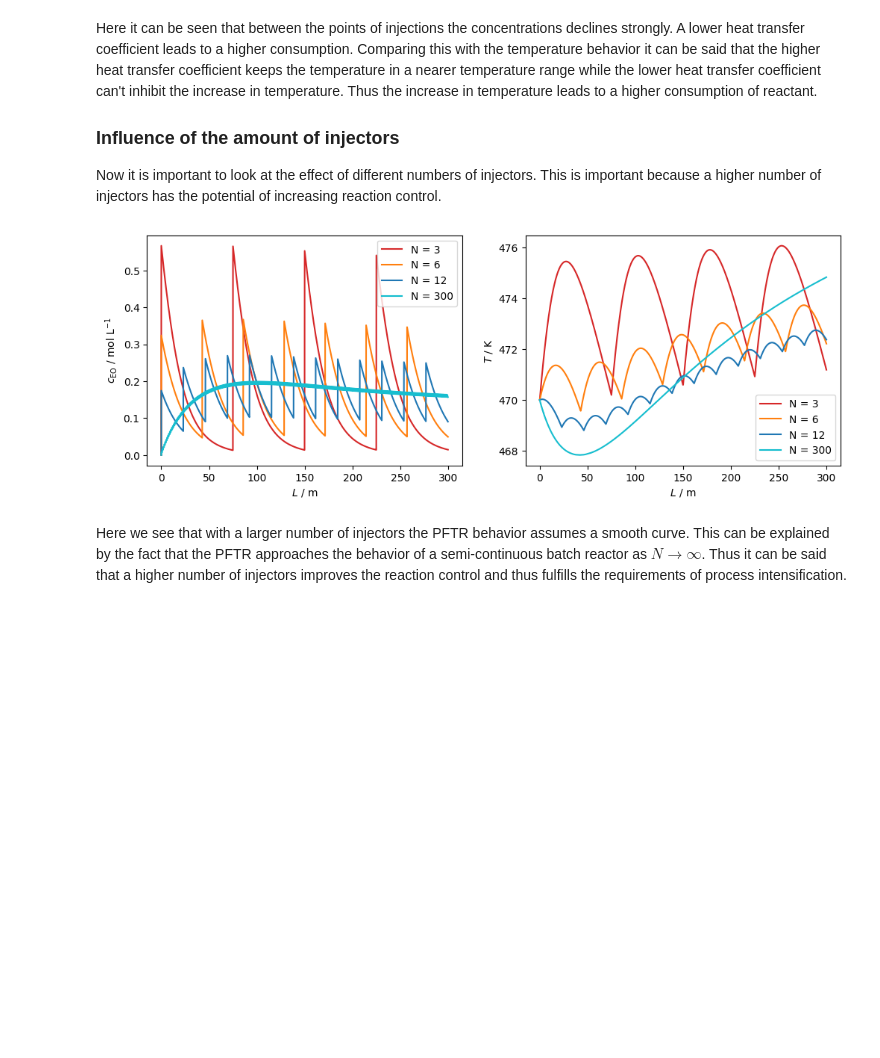
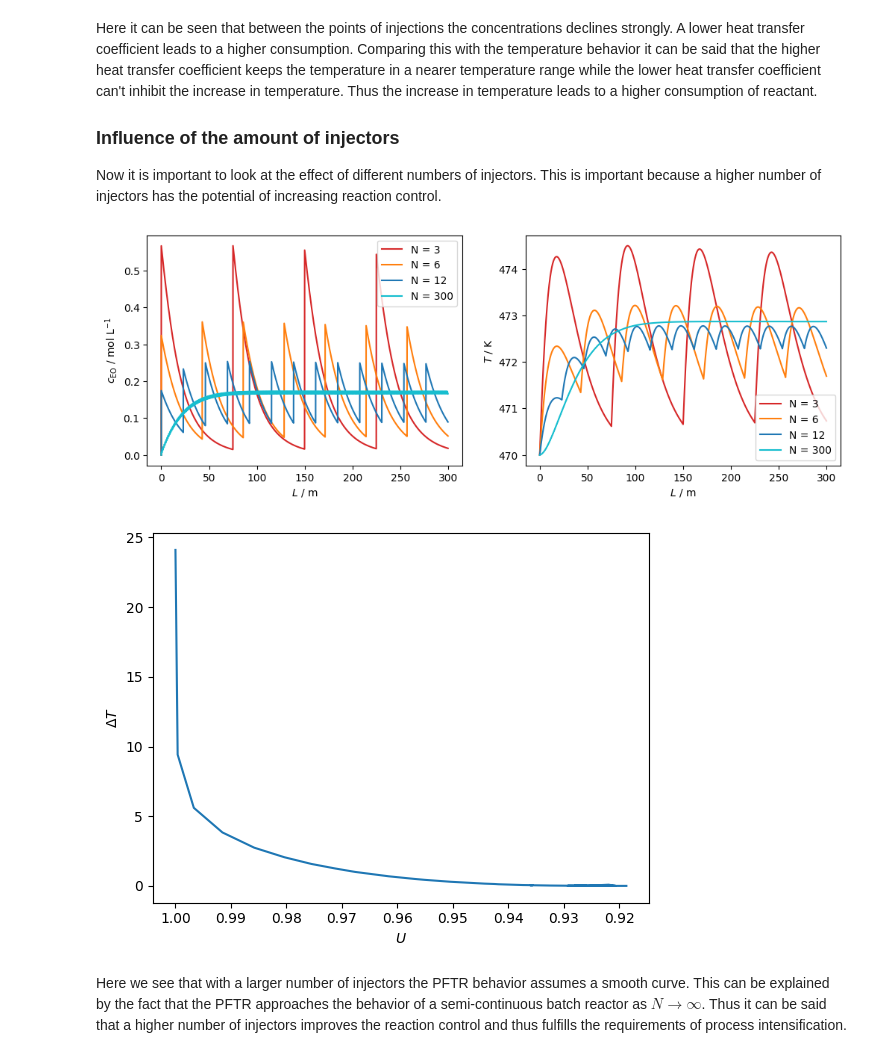
Before and after one commit to SirHenry1st/CRE_3, a Jupyter notebook: Assignment 3/CRE3_assignment_3_NoahsMarkdown.ipynb, the cells around one changed output. Cells and saved outputs as stored; diff of their text form; code cells hidden in the pictures; blank space fills up the shorter version.

```diff
--- a/Assignment 3/CRE3_assignment_3_NoahsMarkdown.ipynb
+++ b/Assignment 3/CRE3_assignment_3_NoahsMarkdown.ipynb
@@ -563,7 +603,8 @@ ax6.set(xlabel='$L$ / m', ylabel='$T$ / K')
 colors = ['tab:red', 'tab:orange', 'tab:blue', 'tab:cyan', 'tab:green']
 
 for (label, N), color in zip(N_cases.items(), colors):
-    sol_inj_c = sol_inject(np.array([c_10, c_20]), 470, N, 100)
+    sol_inj_c = sol_inject(np.array([c_10, c_20]), 470, N, 2000)
+
     ax5.plot(sol_inj_c[0], sol_inj_c[3] / 1000, color=color, label=label)
     #ax3.plot(sol_inj[0], sol_inj[2] / 1000, color=color, label=label)
     ax6.plot(sol_inj_c[0], sol_inj_c[4],         color=color, label=label)
@@ -573,6 +614,41 @@ ax6.legend(loc="best")
 
 plt.show()
 # %% [output]
-[figure, old version]
+[figure, new version]
+# %%
+fig_par, ax_par = plt.subplots()
+
+ax_par.invert_xaxis()
+
+T_arr = np.array([460, 470, 480])
+N_arr = np.arange(0, 300, 1)
+
+
+U_final_N = np.array([])
+delta_T_N = np.array([])
+
+for N in N_arr:
+    sol_inj_c = sol_inject(np.array([c_10, c_20]), 470, N, 2000)
+
+    n_dot_in_EO_tot = c_10 * u_ref * A_ref
+    n_dot_EO_out = sol_inj_c[3][-1] * sol_inj_c[5][-1] * A_ref
+
+    len_arr = len(sol_inj_c[4])
+
+
+
+    U_final = (n_dot_in_EO_tot - n_dot_EO_out) / n_dot_in_EO_tot
+    delta_T =  np.max(sol_inj_c[4]) - np.min(sol_inj_c[4][int(len_arr/2):])
+
+    if np.max(sol_inj_c[4][-1]) < 480:
+        U_final_N = np.append(U_final_N, U_final)
+        delta_T_N = np.append(delta_T_N, delta_T)
+
+ax_par.plot(U_final_N, delta_T_N)
+ax_par.set(xlabel=r"$U$", ylabel=r"$\Delta T$")
+
+plt.show()
+# %% [output]
+[figure, added]
 # %% [markdown]
 Here we see that with a larger number of injectors the PFTR behavior assumes a smooth curve. This can be explained by the fact that the PFTR approaches the behavior of a semi-continuous batch reactor as $N \to \infty$. Thus it can be said that a higher number of injectors improves the reaction control and thus fulfills the requirements of process intensification.
```
Also changed, not shown: parts of 3 cells of this notebook.
